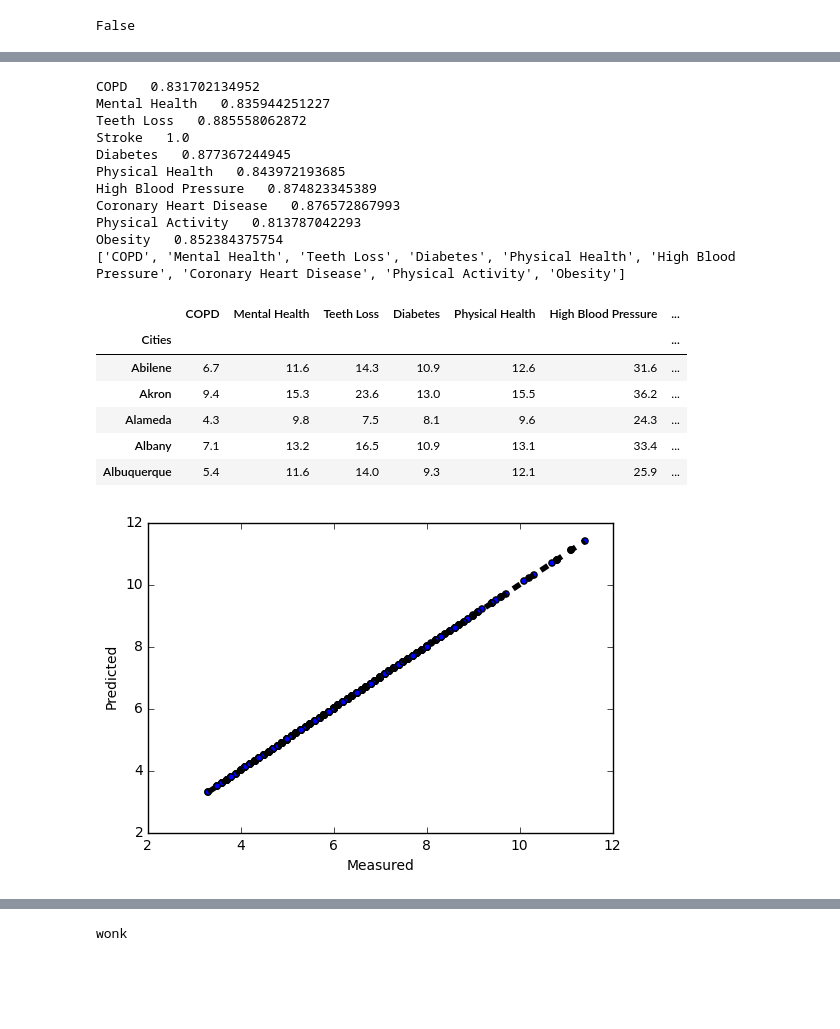
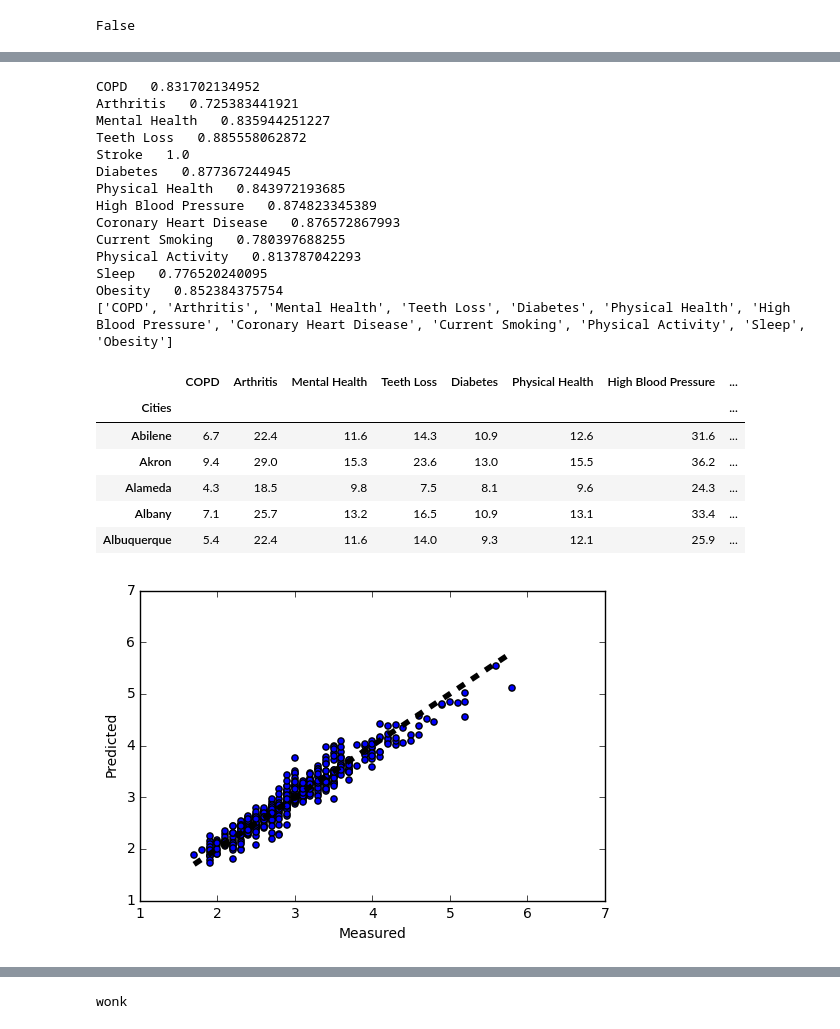
Before and after one commit to RJBeetel3/500_Cities_Project, a Jupyter notebook: 500_Cities_Linear_Regression.ipynb, the cells around one changed output, grey strips where cells are left out. Cells and saved outputs as stored; diff of their text form; code cells hidden in the pictures; blank space fills up the shorter version.

Commit message:
explored using different parameters for linear regression including training set size. explored different cv values for cross validation. was able to realize small improvements

```diff
--- a/500_Cities_Linear_Regression.ipynb
+++ b/500_Cities_Linear_Regression.ipynb
@@ -174,11 +187,13 @@ plt.show()
 # select correlation values above certain thresholds and create
 # list of correlated variables
 
-corr_threshold = 0.80
+#corr_threshold = 0.80
 high_corr = datacorr_df.corr()
-high_corr = high_corr[high_corr >= corr_threshold]
+#high_corr = high_corr[abs(high_corr) >= corr_threshold]
 
 col_names = high_corr.columns
 #display(high_corr.iloc[0].name)
 #display(high_corr.iloc[0][0])
 #display(col_names[0])
+stroke_df = high_corr.Stroke
+stroke_df.head()
@@ -256,18 +244,31 @@ Name: Stroke, dtype: float64
 #with stroke
 corr_threshold = 0.7
 stroke_preds = []
+
+
+for i in range(len(stroke_df)):
+    val = abs(stroke_df[i])
+    if val > corr_threshold:
+        print "{}   {}".format(stroke_df.axes[0][i], stroke_df[i])
+        stroke_preds.append(stroke_df.axes[0][i])
+
+
+'''
 for i in range(len(high_corr['Stroke'])):
     val = high_corr['Stroke'][i]
     if val > corr_threshold:
         print "{}   {}".format(high_corr.axes[0][i], val)
         stroke_preds.append(high_corr.axes[0][i])
 
+'''
+
 # stroke is correlated with itself so we remove it as a variable
 stroke_preds.remove('Stroke')
 
 print stroke_preds
 # %% [output]
 COPD   0.831702134952
+Arthritis   0.725383441921
 Mental Health   0.835944251227
 Teeth Loss   0.885558062872
 Stroke   1.0
@@ -275,32 +276,37 @@ Diabetes   0.877367244945
 Physical Health   0.843972193685
 High Blood Pressure   0.874823345389
 Coronary Heart Disease   0.876572867993
+Current Smoking   0.780397688255
 Physical Activity   0.813787042293
+Sleep   0.776520240095
 Obesity   0.852384375754
-['COPD', 'Mental Health', 'Teeth Loss', 'Diabetes', 'Physical Health', 'High Blood Pressure', 'Coronary Heart Disease', 'Physical Activity', 'Obesity']
+['COPD', 'Arthritis', 'Mental Health', 'Teeth Loss', 'Diabetes', 'Physical Health', 'High Blood Pressure', 'Coronary Heart Disease', 'Current Smoking', 'Physical Activity', 'Sleep', 'Obesity']
 # %%
 # behaviors_only_df = behaviors_df.drop(['GeoLong'], axis = 1)
 # behaviors_only_df.head()
+# create linear regression cross validation prediction using stroke_preds as X and stroke prevalence as y
+# plot the predicted stroke prevalence against the actual
+
 
 lr = LinearRegression()
 X = datacorr_df[stroke_preds]
 display(X.head())
-y = datacorr_df.COPD
+y = datacorr_df.Stroke
 predicted = cross_val_predict(lr, X, y, cv = 10 )
 
 fig, ax = plt.subplots()
 ax.scatter(y, predicted)
 ax.plot([y.min(), y.max()], [y.min(), y.max()], 'k--', lw=4)
 ax.set_xlabel('Measured')
 ax.set_ylabel('Predicted')
 plt.show()
 # %% [output]
-|  | COPD | Mental Health | Teeth Loss | Diabetes | Physical Health | High Blood Pressure | ... |
-| Cities |  |  |  |  |  |  | ... |
-| Abilene | 6.7 | 11.6 | 14.3 | 10.9 | 12.6 | 31.6 | ... |
-| Akron | 9.4 | 15.3 | 23.6 | 13.0 | 15.5 | 36.2 | ... |
-| Alameda | 4.3 | 9.8 | 7.5 | 8.1 | 9.6 | 24.3 | ... |
-| Albany | 7.1 | 13.2 | 16.5 | 10.9 | 13.1 | 33.4 | ... |
-| Albuquerque | 5.4 | 11.6 | 14.0 | 9.3 | 12.1 | 25.9 | ... |
+|  | COPD | Arthritis | Mental Health | Teeth Loss | Diabetes | Physical Health | High Blood Pressure | ... |
+| Cities |  |  |  |  |  |  |  | ... |
+| Abilene | 6.7 | 22.4 | 11.6 | 14.3 | 10.9 | 12.6 | 31.6 | ... |
+| Akron | 9.4 | 29.0 | 15.3 | 23.6 | 13.0 | 15.5 | 36.2 | ... |
+| Alameda | 4.3 | 18.5 | 9.8 | 7.5 | 8.1 | 9.6 | 24.3 | ... |
+| Albany | 7.1 | 25.7 | 13.2 | 16.5 | 10.9 | 13.1 | 33.4 | ... |
+| Albuquerque | 5.4 | 22.4 | 11.6 | 14.0 | 9.3 | 12.1 | 25.9 | ... |
-[figure, old version]
+[figure, new version]
 # %%
```
Also changed, not shown: parts of 22 cells of this notebook.
